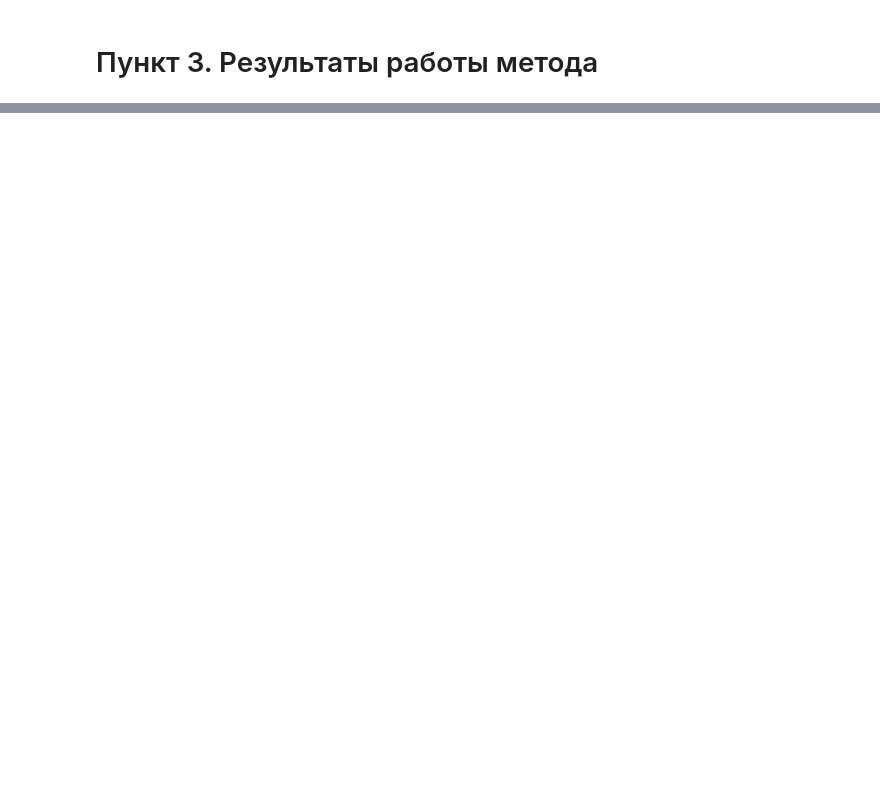
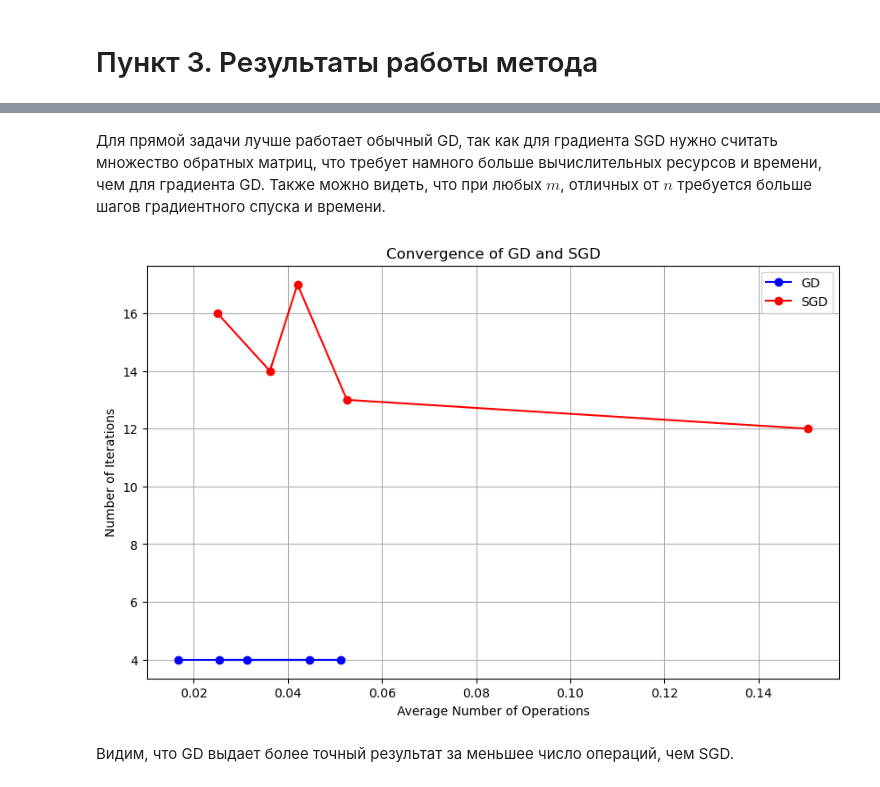
Before and after one commit to valvarl/optimization-methods-2024, a Jupyter notebook: lab2/lab2.ipynb, the cells around one changed output, grey strips where cells are left out. Cells and saved outputs as stored; diff of their text form; code cells hidden in the pictures; blank space fills up the shorter version.

```diff
--- a/lab2/lab2.ipynb
+++ b/lab2/lab2.ipynb
@@ -405,0 +602,52 @@ plt.show()
+# %% [markdown]
+Для прямой задачи лучше работает обычный GD, так как для градиента SGD нужно считать множество обратных матриц, что требует намного больше вычислительных ресурсов и времени, чем для градиента GD. Также можно видеть, что при любых $m$, отличных от $n$ требуется больше шагов градиентного спуска и времени.
+# %%
+np.random.seed(42)
+n = 10
+
+A = np.random.randn(n, n)
+A = A.T @ A
+mu_0 = np.ones(n)
+
+# Параметры для SGD
+m = n // 2
+eta_max = 1
+b = 10
+c = 0.1
+beta = 0.5
+gamma = 0.5
+
+results_gd = []
+results_sgd = []
+
+NREPETITION = 5
+for _ in range(NREPETITION):
+    x_0 = project_to_unit_ball(np.random.randn(n))
+    x_star, x_value, optimality = solve_cvx_forward(A, mu_0, x_0)
+    assert optimality, "The solution must be optimal"
+
+    x_star_gd, _, ops_gd, iters_gd = projected_gradient_descent(A, mu_0, x_0, x_value, epsilon=1e-2, max_iterations=500)
+    results_gd.append((iters_gd, np.mean(ops_gd)))
+
+    x_star_sgd, iters_sgd, ops_sgd = sgd_armijo_forward(A, mu_0, x_0, x_value, m, eta_max, b, c, beta, gamma, opt=1, epsilon=1e-2, max_iterations=500)
+    results_sgd.append((iters_sgd, np.mean(ops_sgd)))
+
+gd_iters, gd_ops = zip(*results_gd)
+sgd_iters, sgd_ops = zip(*results_sgd)
+
+fig, ax1 = plt.subplots(figsize=(10, 6))
+
+ax1.plot(gd_ops, [np.mean(i) for i in gd_iters], 'bo-', label='GD')
+ax1.plot(sgd_ops, sgd_iters, 'ro-', label='SGD')
+
+ax1.set_xlabel('Average Number of Operations')
+ax1.set_ylabel('Number of Iterations')
+ax1.set_title('Convergence of GD and SGD')
+ax1.legend()
+ax1.grid(True)
+
+plt.show()
+# %% [output]
+[figure, added]
+# %% [markdown]
+Видим, что GD выдает более точный результат за меньшее число операций, чем SGD.
```
Also changed, not shown: parts of 7 cells of this notebook.
